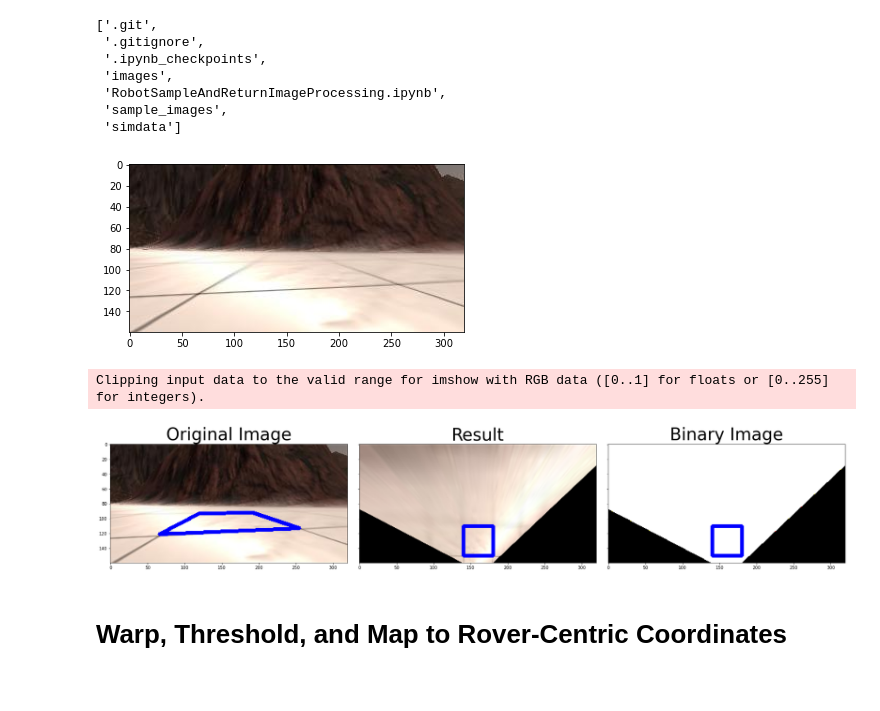
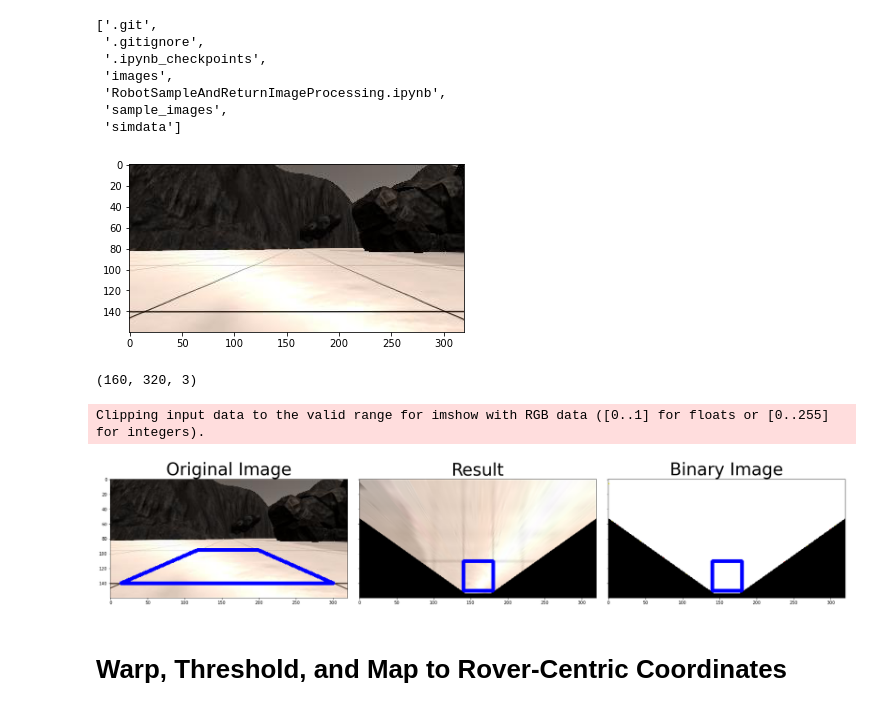
Before and after one commit to T-rex007/RobotNavigable-Terrain-Processing, a Jupyter notebook: RobotSampleAndReturnImageProcessing.ipynb, the cells around one changed output. Drawn from its saved outputs; the diff is of its cells as text; code cells hidden in the pictures.

```diff
--- a/RobotSampleAndReturnImageProcessing.ipynb
+++ b/RobotSampleAndReturnImageProcessing.ipynb
@@ -25,7 +29,7 @@ telemetry_data.head()
 | 3 | C:\Users\user\workspace\robots\si... | 0.0 | 0.0 | 0.0 | 0.0 | 99.66999 | 85.58897 | 0.000239 | 41.86549 | 5.014044e-07 |
 | 4 | C:\Users\user\workspace\robots\si... | 0.0 | 0.0 | 0.0 | 0.0 | 99.66999 | 85.58897 | 0.000239 | 41.86549 | 1.434242e-06 |
 # %%
-filename = 'sample_images/robot_sample1.jpg'
+filename = 'images/example_grid1.jpg'
 image = mpimg.imread(filename)
 plt.imshow(image)
 plt.show()
@@ -100,12 +104,12 @@ os.listdir()
 # %%
 #%matplotlib notebook
 #%matplotlib notebook
-grid_sample1 = plt.imread('sample_images/robot_sample1.jpg')
-plt.imshow(grid_sample1)
+
+plt.imshow(image)
 ### (H, W, D)
 plt.show()
 # %% [output]
-[figure, old version]
+[figure, new version]
 # %%
 offset = 10
 dst_size = 20
@@ -113,11 +117,15 @@ img = np.copy(grid_sample1)
 s =img.shape
+# %%
+s
+# %% [output]
+(160, 320, 3)
 # %%
 def perspectiveTransform(img, src, dst):
     M = cv2.getPerspectiveTransform(src,dst)
     warp = cv2.warpPerspective(img, M, (img.shape[1], img.shape[0]))
     return warp
 ### SOUCRE POINTS Reference points from Original Image (for calibration)
-ref_points = np.float32([ [192.114,92.2649], [120.284, 93.013], [66.5331,121.781], [255.78,113.178]])
+ref_points = np.float32([ [199.782,95.957], [118.439,95.9269], [14.3626,140.128], [301.101,140.128]])
 ### Where do i want then to be (Destination points)
 dst = np.float32([[s[1]/2-dst_size, s[0] - offset- (2*dst_size)],
                   [s[1]/2+dst_size, s[0] - offset- (2*dst_size)],
@@ -143,7 +151,7 @@ plt.subplots_adjust(left=0.0, right =1, top=0.9, bottom =0.0)
 plt.show()
 # %% [output]
 Clipping input data to the valid range for imshow with RGB data ([0..1] for floats or [0..255] for integers).
-[figure, old version]
+[figure, new version]
 # %% [markdown]
 # Warp, Threshold, and Map to Rover-Centric Coordinates
 # %% [markdown]
```
Also changed, not shown: parts of 14 cells of this notebook, 1 other file.
